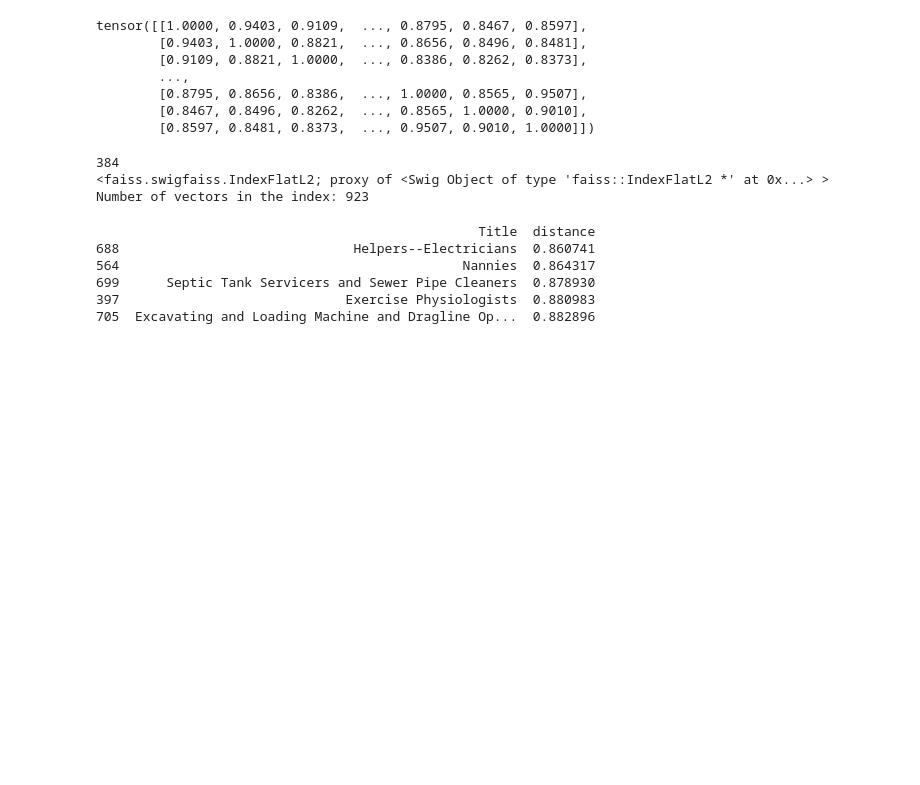
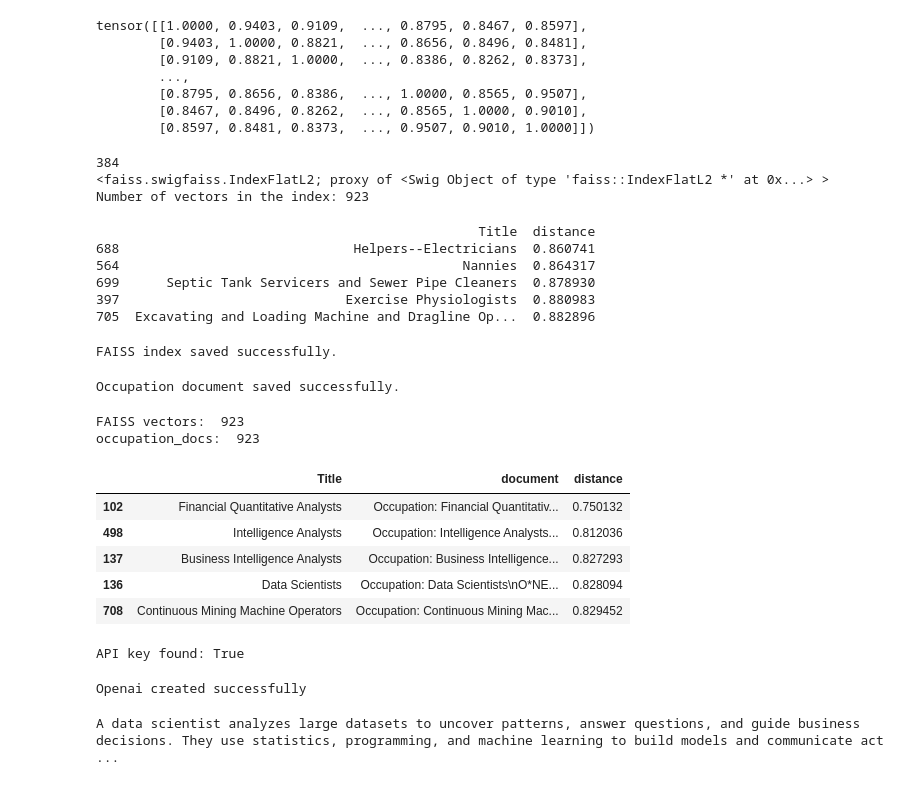
Before and after one commit to Apurwa127/Resume-Parser, a Jupyter notebook: notebooks/RAG_Pipeline.ipynb, the cells around one changed output. Cells and saved outputs as stored; diff of their text form; code cells hidden in the pictures; blank space fills up the shorter version.

```diff
--- a/notebooks/RAG_Pipeline.ipynb
+++ b/notebooks/RAG_Pipeline.ipynb
@@ -254,3 +298,81 @@ print(results[['Title', 'distance']])
 699      Septic Tank Servicers and Sewer Pipe Cleaners  0.878930
 397                             Exercise Physiologists  0.880983
 705  Excavating and Loading Machine and Dragline Op...  0.882896
+# %%
+faiss.write_index(index, "../models/onet_occupation.index")
+
+print("FAISS index saved successfully.")
+# %% [output]
+FAISS index saved successfully.
+# %%
+occupation_docs.to_pickle("../models/occupation_doc.pkl")
+print("Occupation document saved successfully.")
+# %% [output]
+Occupation document saved successfully.
+# %%
+import faiss
+import pandas as pd
+
+index = faiss.read_index("C:\\Users\\bhatt\\OneDrive\\Desktop\\LUCIDEX\\Job Parser\\models\\onet_occupation.index")
+occupation_docs = pd.read_pickle("C:\\Users\\bhatt\\OneDrive\\Desktop\\LUCIDEX\\Job Parser\\models\\occupation_doc.pkl")
+
+print("FAISS vectors: ", index.ntotal)
+print("occupation_docs: ", len(occupation_docs))
+# %% [output]
+FAISS vectors:  923
+occupation_docs:  923
+# %%
+def retrieve_doc(query, k=5):
+
+    embedding = embedding_model.encode([query])
+
+    embedding = np.array(embedding).astype("float32")
+
+    embedding = embedding.reshape(1, -1)
+
+    D, I = index.search(embedding, k)
+
+    results = occupation_docs.iloc[I[0]].copy()
+
+    results["distance"] = D[0]
+
+    return results
+# %%
+query = "What occupations are related to data analysis?"
+
+results = retrieve_doc(query, k=5)
+
+display(
+    results[["Title", "document", "distance"]]
+)
+# %% [output]
+|  | Title | document | distance |
+| 102 | Financial Quantitative Analysts | Occupation: Financial Quantitativ... | 0.750132 |
+| 498 | Intelligence Analysts | Occupation: Intelligence Analysts... | 0.812036 |
+| 137 | Business Intelligence Analysts | Occupation: Business Intelligence... | 0.827293 |
+| 136 | Data Scientists | Occupation: Data Scientists\nO*NE... | 0.828094 |
+| 708 | Continuous Mining Machine Operators | Occupation: Continuous Mining Mac... | 0.829452 |
+# %%
+import os
+
+print("API key found:", os.getenv("OPENAI_API_KEY") is not None)
+# %% [output]
+API key found: True
+# %%
+from openai import OpenAI
+
+client = OpenAI()
+
+print("Openai created successfully")
+# %% [output]
+Openai created successfully
+# %%
+response = client.responses.create(
+    model = "gpt-5.6",
+    input = "Explain what a data scientist does in two sentences."
+
+)
+
+print(response.output_text)
+# %% [output]
+A data scientist analyzes large datasets to uncover patterns, answer questions, and guide business decisions. They use statistics, programming, and machine learning to build models and communicate act ...
```
Also changed, not shown: parts of 2 cells of this notebook, 2 other files.
